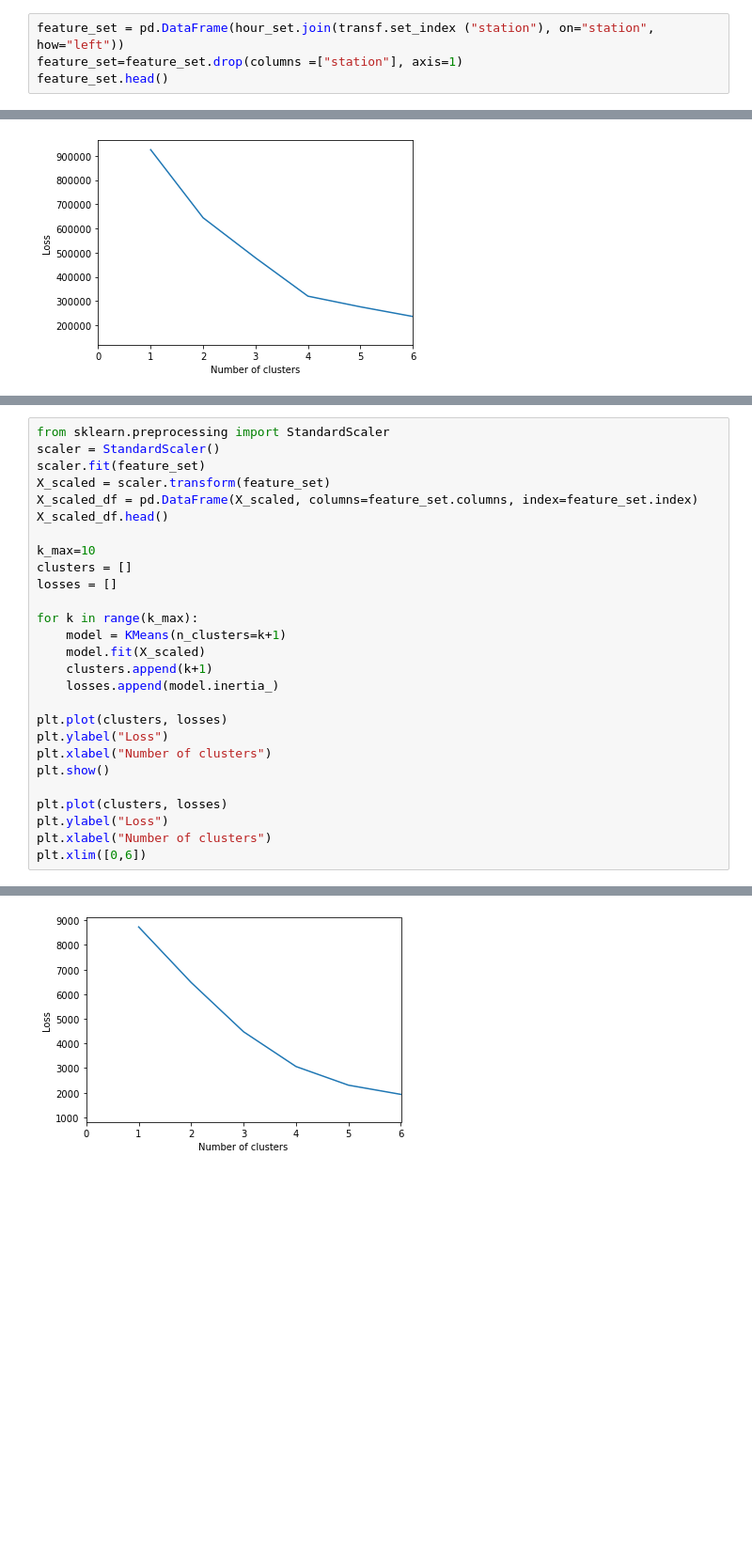
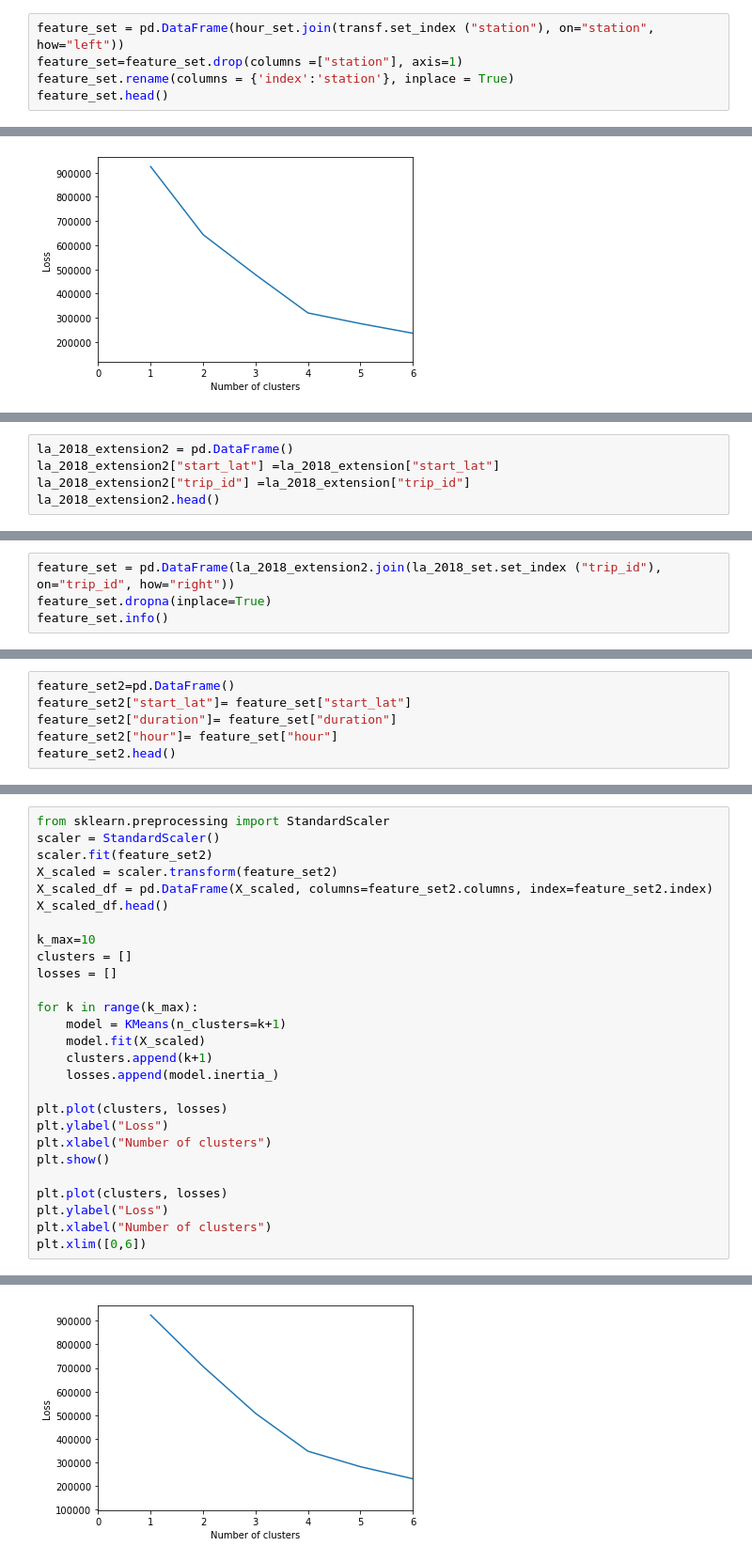
Before and after one commit to mschwa1010/AA_2022-23_Team_8, a Jupyter notebook: Clustering.ipynb, the cells around one changed output, grey strips where cells are left out. Shown at 94% size. Saved outputs shown, nothing was run; the diff lists cells and outputs as text; blank space fills up the shorter version.

```diff
--- a/Clustering.ipynb
+++ b/Clustering.ipynb
@@ -140,5 +62,6 @@ transf.head()
 # %%
 feature_set = pd.DataFrame(hour_set.join(transf.set_index ("station"), on="station", how="left"))
 feature_set=feature_set.drop(columns =["station"], axis=1)
+feature_set.rename(columns = {'index':'station'}, inplace = True)
 feature_set.head()
 # %% [output]
@@ -223,0 +143,5 @@ feature_set.head()
+# %%
+la_2018_extension2 = pd.DataFrame()
+la_2018_extension2["start_lat"] =la_2018_extension["start_lat"]
+la_2018_extension2["trip_id"] =la_2018_extension["trip_id"]
+la_2018_extension2.head()
@@ -223,0 +155,4 @@ feature_set.head()
+# %%
+feature_set = pd.DataFrame(la_2018_extension2.join(la_2018_set.set_index ("trip_id"), on="trip_id", how="right"))
+feature_set.dropna(inplace=True)
+feature_set.info()
@@ -223,0 +177,6 @@ feature_set.head()
+# %%
+feature_set2=pd.DataFrame()
+feature_set2["start_lat"]= feature_set["start_lat"]
+feature_set2["duration"]= feature_set["duration"]
+feature_set2["hour"]= feature_set["hour"]
+feature_set2.head()
@@ -224,9 +190,9 @@ feature_set.head()
 # %%
 from sklearn.preprocessing import StandardScaler
 scaler = StandardScaler()
-scaler.fit(feature_set)
-X_scaled = scaler.transform(feature_set)
-X_scaled_df = pd.DataFrame(X_scaled, columns=feature_set.columns, index=feature_set.index)
+scaler.fit(feature_set2)
+X_scaled = scaler.transform(feature_set2)
+X_scaled_df = pd.DataFrame(X_scaled, columns=feature_set2.columns, index=feature_set2.index)
 X_scaled_df.head()
 
 k_max=10
@@ -253,5 +219,5 @@ plt.xlim([0,6])
 (0.0, 6.0)
-[figure, old version]
+[figure, new version]
 # %%
 # refit algorithm
 two_means = KMeans(n_clusters=4)
```
Also changed, not shown: parts of 39 cells of this notebook, 2 other files.
